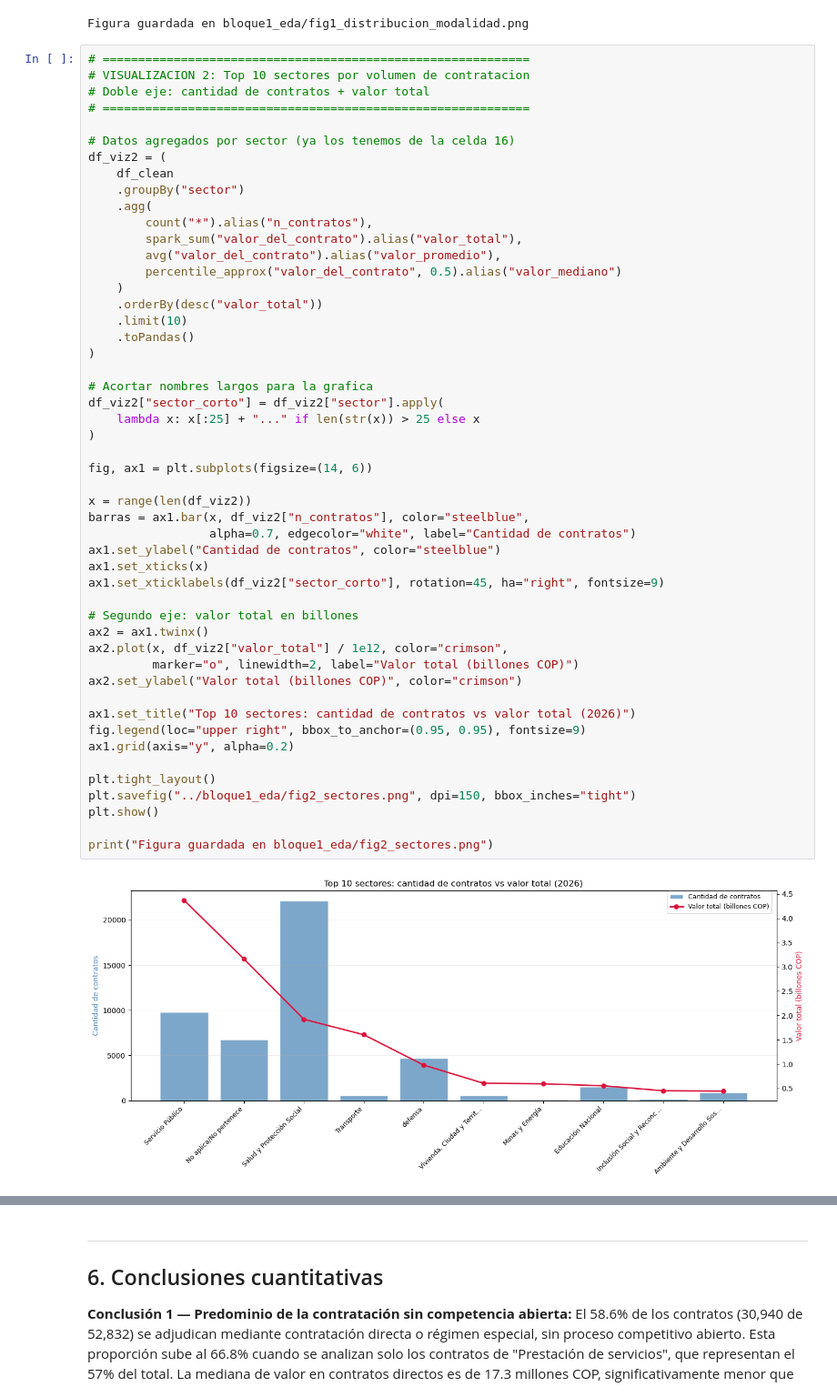
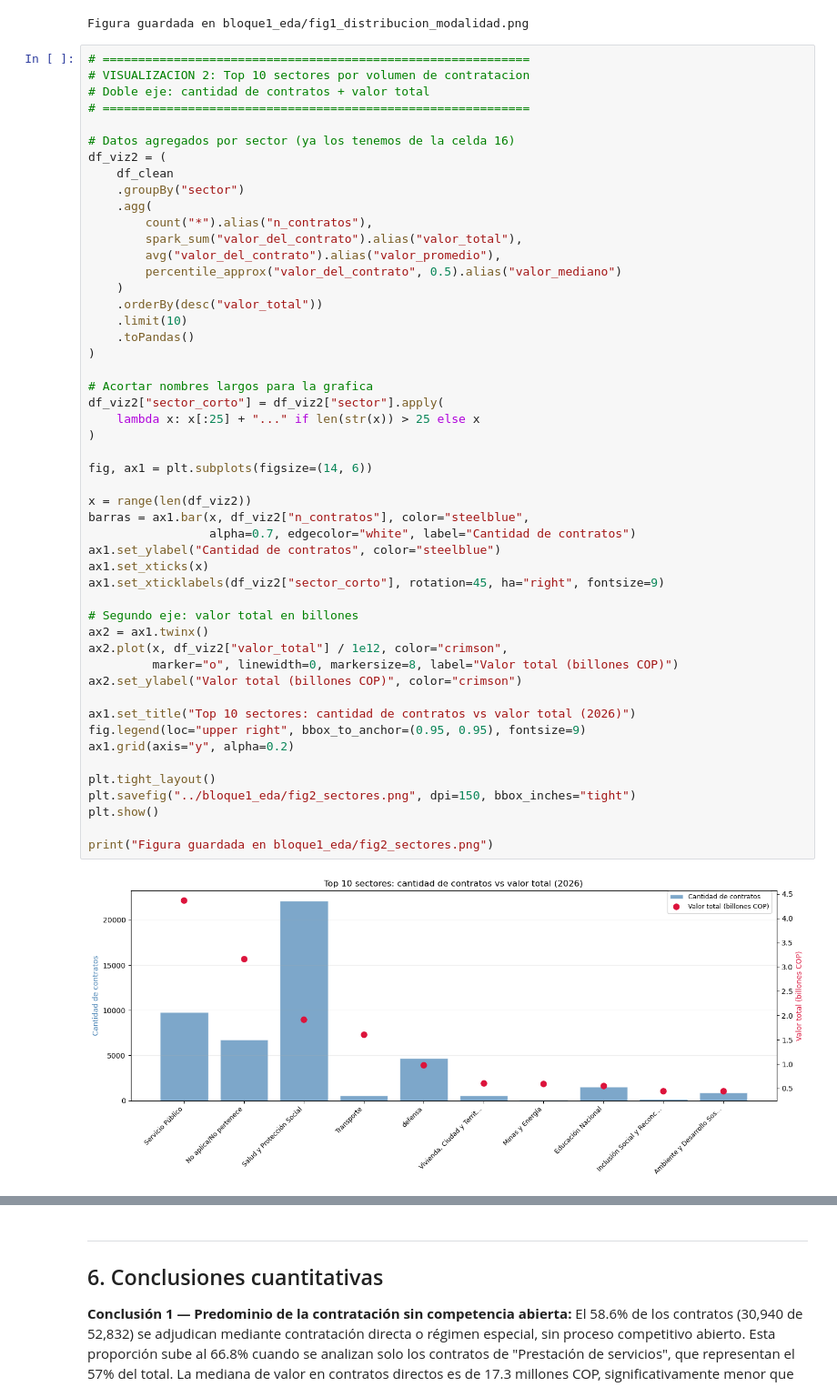
Before and after one commit to KevinG47/proyecto_final_chaparro_kevin, a Jupyter notebook: bloque1_eda/bloque1_eda_chaparro.ipynb, the cells around one changed output, grey strips where cells are left out. Shown at 91% size. Saved outputs shown, nothing was run; the diff lists cells and outputs as text.

```diff
--- a/bloque1_eda/bloque1_eda_chaparro.ipynb
+++ b/bloque1_eda/bloque1_eda_chaparro.ipynb
@@ -883,35 +883,35 @@ df_viz2 = (
 
 # Acortar nombres largos para la grafica
 df_viz2["sector_corto"] = df_viz2["sector"].apply(
     lambda x: x[:25] + "..." if len(str(x)) > 25 else x
 )
 
 fig, ax1 = plt.subplots(figsize=(14, 6))
 
 x = range(len(df_viz2))
 barras = ax1.bar(x, df_viz2["n_contratos"], color="steelblue",
                  alpha=0.7, edgecolor="white", label="Cantidad de contratos")
 ax1.set_ylabel("Cantidad de contratos", color="steelblue")
 ax1.set_xticks(x)
 ax1.set_xticklabels(df_viz2["sector_corto"], rotation=45, ha="right", fontsize=9)
 
 # Segundo eje: valor total en billones
 ax2 = ax1.twinx()
 ax2.plot(x, df_viz2["valor_total"] / 1e12, color="crimson",
-         marker="o", linewidth=2, label="Valor total (billones COP)")
+         marker="o", linewidth=0, markersize=8, label="Valor total (billones COP)")
 ax2.set_ylabel("Valor total (billones COP)", color="crimson")
 
 ax1.set_title("Top 10 sectores: cantidad de contratos vs valor total (2026)")
 fig.legend(loc="upper right", bbox_to_anchor=(0.95, 0.95), fontsize=9)
 ax1.grid(axis="y", alpha=0.2)
 
 plt.tight_layout()
 plt.savefig("../bloque1_eda/fig2_sectores.png", dpi=150, bbox_inches="tight")
 plt.show()
 
 print("Figura guardada en bloque1_eda/fig2_sectores.png")
 # %% [output]
-[figure, old version]
+[figure, new version]
 Figura guardada en bloque1_eda/fig2_sectores.png
 # %% [markdown]
 ---
```
Also changed, not shown: 1 other file.
